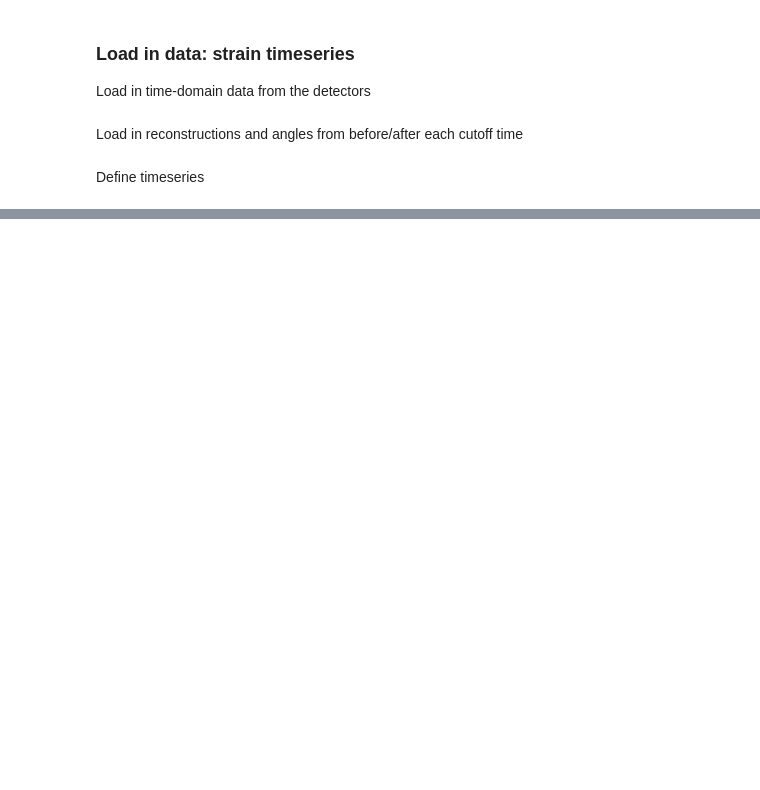
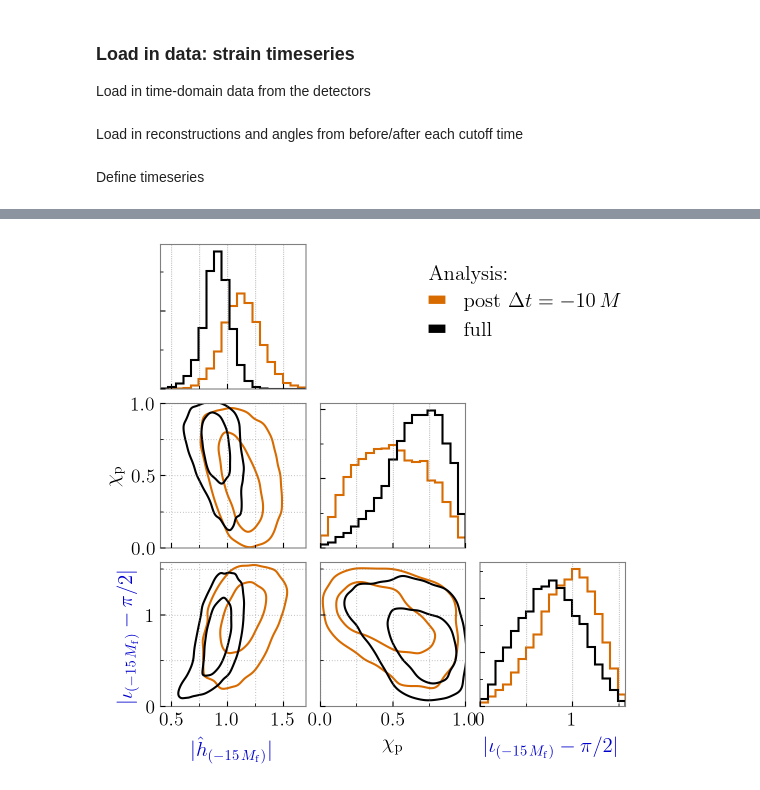
Before and after one commit to simonajmiller/gw190521-timedomain-release, a Jupyter notebook: figures/figure_02.ipynb, the cells around one changed output, grey strips where cells are left out. Cells and saved outputs as stored; diff of their text form; code cells hidden in the pictures; blank space fills up the shorter version.

```diff
--- a/figures/figure_02.ipynb
+++ b/figures/figure_02.ipynb
@@ -438,0 +318,54 @@ make_cornerPlot(param_keys, for_cp_dict, colors_dict, bounds_dict, labels_dict,
+# %%
+for_cp_dict = {}
+for run in colors_dict.keys():
+
+    # chip posterior
+    samples =  reconstruction_dict[run]['params']
+    m1, m2 = m1m2_from_mtotq(samples['mtotal'], samples['q'])
+    chip = chi_precessing(m1, samples['chi1'], samples['tilt1'],
+                                m2, samples['chi2'], samples['tilt2'])
+
+    # h posterior at t=T_CUT
+    idx = np.argmin(np.abs(reconstruction_times_M-T_CUT))
+    h_posterior = np.abs(reconstruction_dict[run]['wh'])[:,idx]
+
+    # iota posterior at t=T_CUT
+    iota_vs_time = np.array(angles_vs_time_dict[run]['incl'])
+    time = np.array(angles_vs_time_dict[run]['time_M'])
+    idx = np.argmin(np.abs(time[0] - T_CUT))
+    iota_posterior = np.abs(iota_vs_time[:,idx] - np.pi/2)
+
+    # add to dict
+    for_cp_dict[run] = {
+        'chip':chip,
+        'h':h_posterior,
+        'iota':iota_posterior
+    }
+
+# Parameters to plot
+param_keys = ['h', 'chip', 'iota']
+
+# ... and their bounds
+bounds_dict = {
+    'chip':(0,1),
+    'h':(0.4, 1.7),
+    'iota':(0, np.pi/2)
+}
+
+# ... and labels
+labels_dict = {
+    'chip':r'$\chi_\mathrm{p}$',
+    'h':r'$|\hat h_{(-15\,M_\mathrm{f})}|$',
+    'iota':r'$|\iota_{(-15\,M_\mathrm{f})} - \pi/2|$'
+}
+
+legend_handles = [
+    Line2D([], [], color=colors_dict['rd m10M'], label=r'post $\Delta t=-10\,M$'),
+    Line2D([], [], color=colors_dict['full'], label='full')
+]
+
+# Make figure with function defined above
+make_cornerPlot(param_keys, for_cp_dict, colors_dict, bounds_dict, labels_dict, 'figure_02b.pdf',
+          bins=20, legend_handles=legend_handles, legend_loc=(1.7, 0.8), text_loc=(3.16, 2.8))
+# %% [output]
+[figure, added]
```
Also changed, not shown: parts of 20 cells of this notebook, 21 other files.
